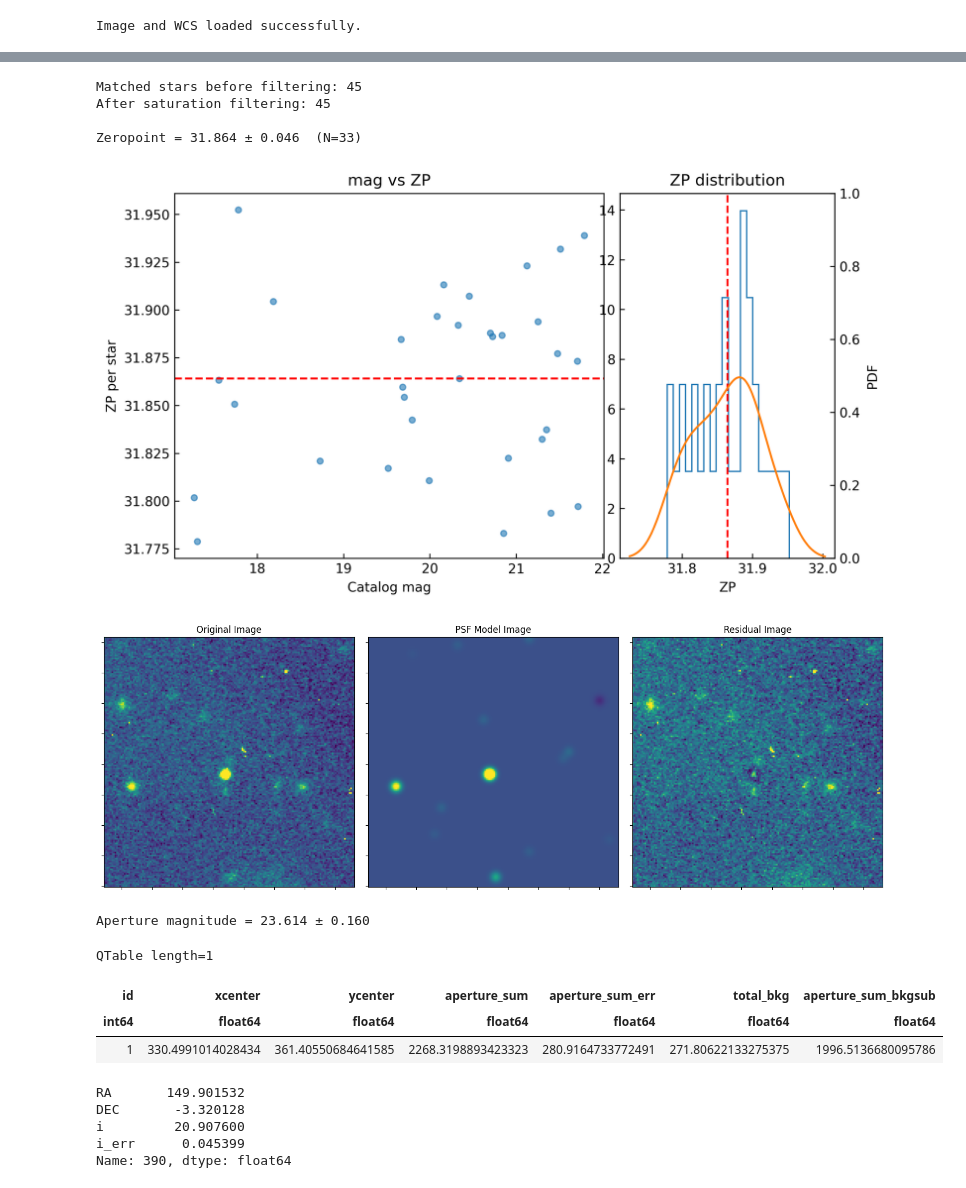
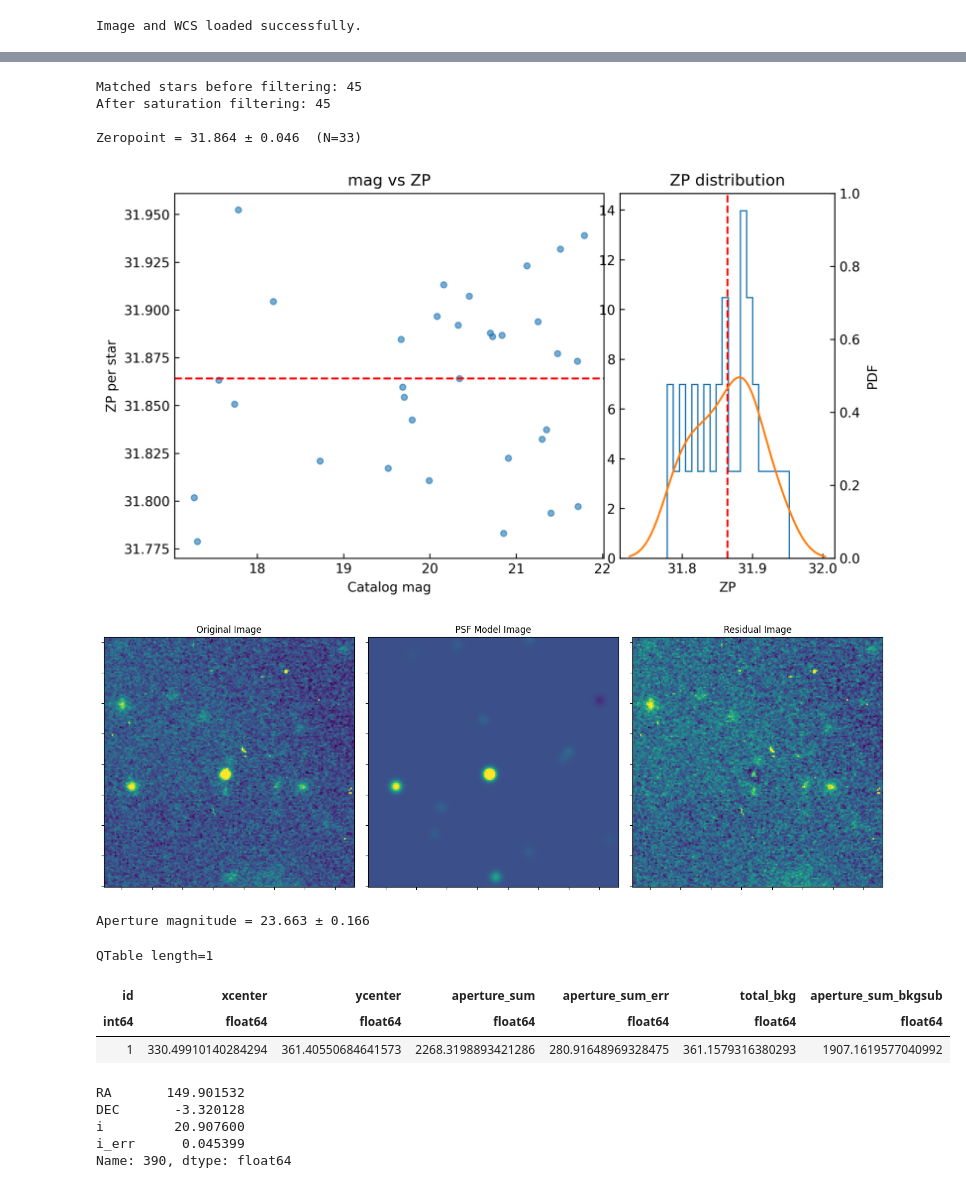
Before and after one commit to LAujust/Follow_up, a Jupyter notebook: code/Unified_Photometry.ipynb, the cells around one changed output, grey strips where cells are left out. Saved outputs shown, nothing was run; the diff lists cells and outputs as text; code cells hidden in the pictures.

Commit message:
Update data at 2026-03-04 10:04:39.405

```diff
--- a/code/Unified_Photometry.ipynb
+++ b/code/Unified_Photometry.ipynb
@@ -20,9 +20,9 @@ ra, dec = 149.9025,	-3.3073
 # ra, dec = 149.9015318, -3.3201282
 band = 'i'
 # %%
-fits_dir = '/Volumes/T7/Shared_Files/EP/Results/Follow_up/optical_data/EP260131a/SOAR/cutout/EP260131a_20260227_stack_i_wcs.fits.fits'
-fpath = '/Volumes/T7/Shared_Files/EP/Results/Follow_up/optical_data/EP260131a/SOAR/cutout'
-cat_dir = '/Volumes/T7/Shared_Files/EP/Results/Follow_up/optical_data/EP260131a/ps.csv'
+fits_dir = '/home/liangrd/optical_data/EP260131a/SOAR/cutout/EP260131a_20260227_stack_i_wcs.fits.fits'
+fpath = '/home/liangrd/optical_data/EP260131a/SOAR/cutout'
+cat_dir = '/home/liangrd/optical_data/EP260131a/ps.csv'
 # %%
 phot = Photometry()
 phot.read_image(fits_dir,masklow=None)
@@ -60,17 +46,17 @@ Target not detected → computing upper limit
 # %%
-phot.aperture_photometry(ra=ra,dec=dec,r_ap=1,r_in=15,r_out=25,cat_dir=cat_dir,sigma=3,fwhm=5.5,mag_col=band,fit_shape=(9,9))
+phot.aperture_photometry(ra=ra,dec=dec,r_ap=1,r_in=10,r_out=15,cat_dir=cat_dir,sigma=3,fwhm=5.5,mag_col=band,fit_shape=(9,9))
 # %% [output]
 Matched stars before filtering: 45
 After saturation filtering: 45
 
 Zeropoint = 31.864 ± 0.046  (N=33)
 [figure]
 [figure]
-Aperture magnitude = 23.614 ± 0.160
+Aperture magnitude = 23.663 ± 0.166
 QTable length=1
 | id | xcenter | ycenter | aperture_sum | aperture_sum_err | total_bkg | aperture_sum_bkgsub |
 | int64 | float64 | float64 | float64 | float64 | float64 | float64 |
-| 1 | 330.4991014028434 | 361.40550684641585 | 2268.3198893423323 | 280.9164733772491 | 271.80622133275375 | 1996.5136680095786 |
+| 1 | 330.49910140284294 | 361.40550684641573 | 2268.3198893421286 | 280.91648969328475 | 361.1579316380293 | 1907.1619577040992 |
 # %%
 target = SkyCoord(ra,dec,unit='deg')
 cat = SkyCoord(phot.cat_df['RA'], phot.cat_df['DEC'], unit='deg')
```
Also changed, not shown: parts of 3 cells of this notebook, 11 other files.
